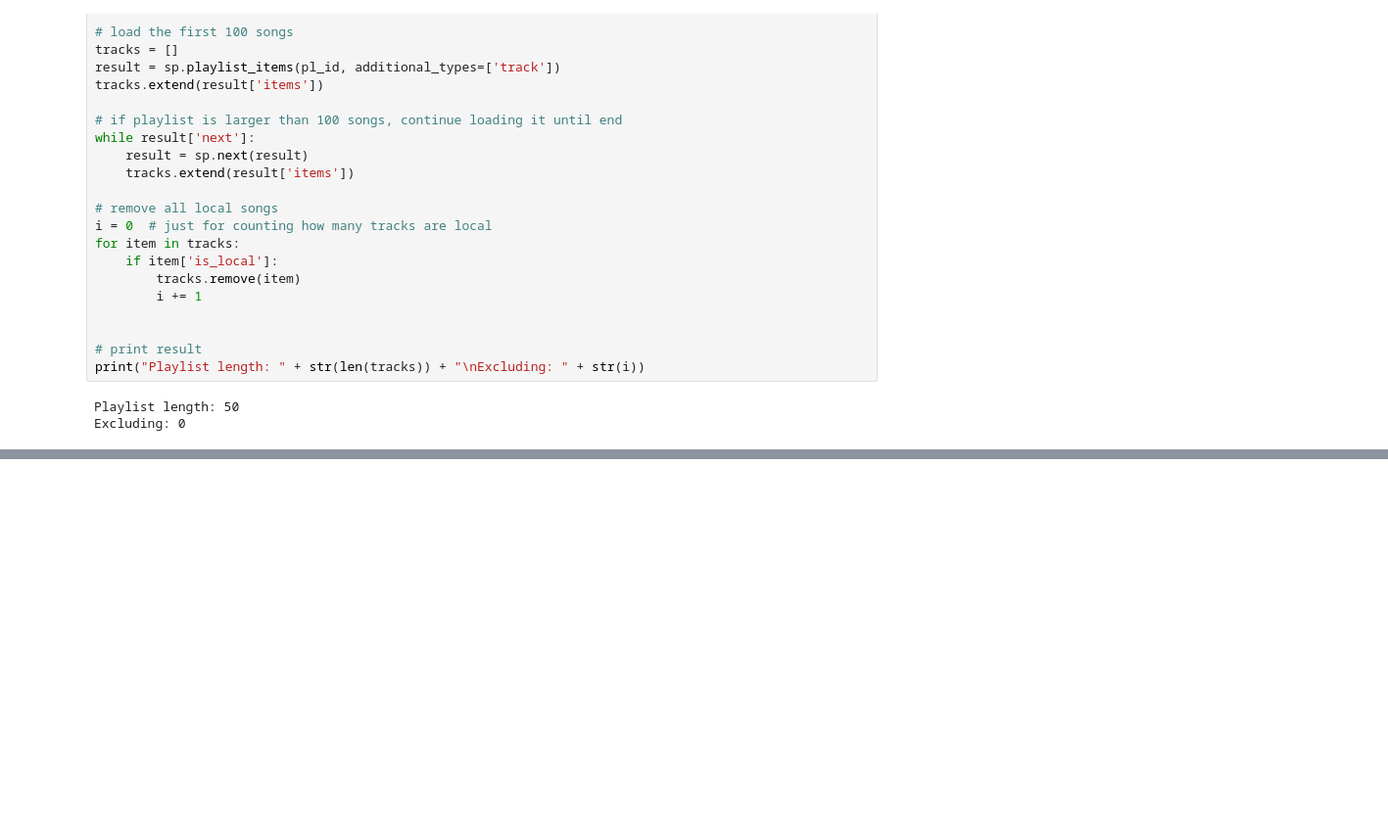
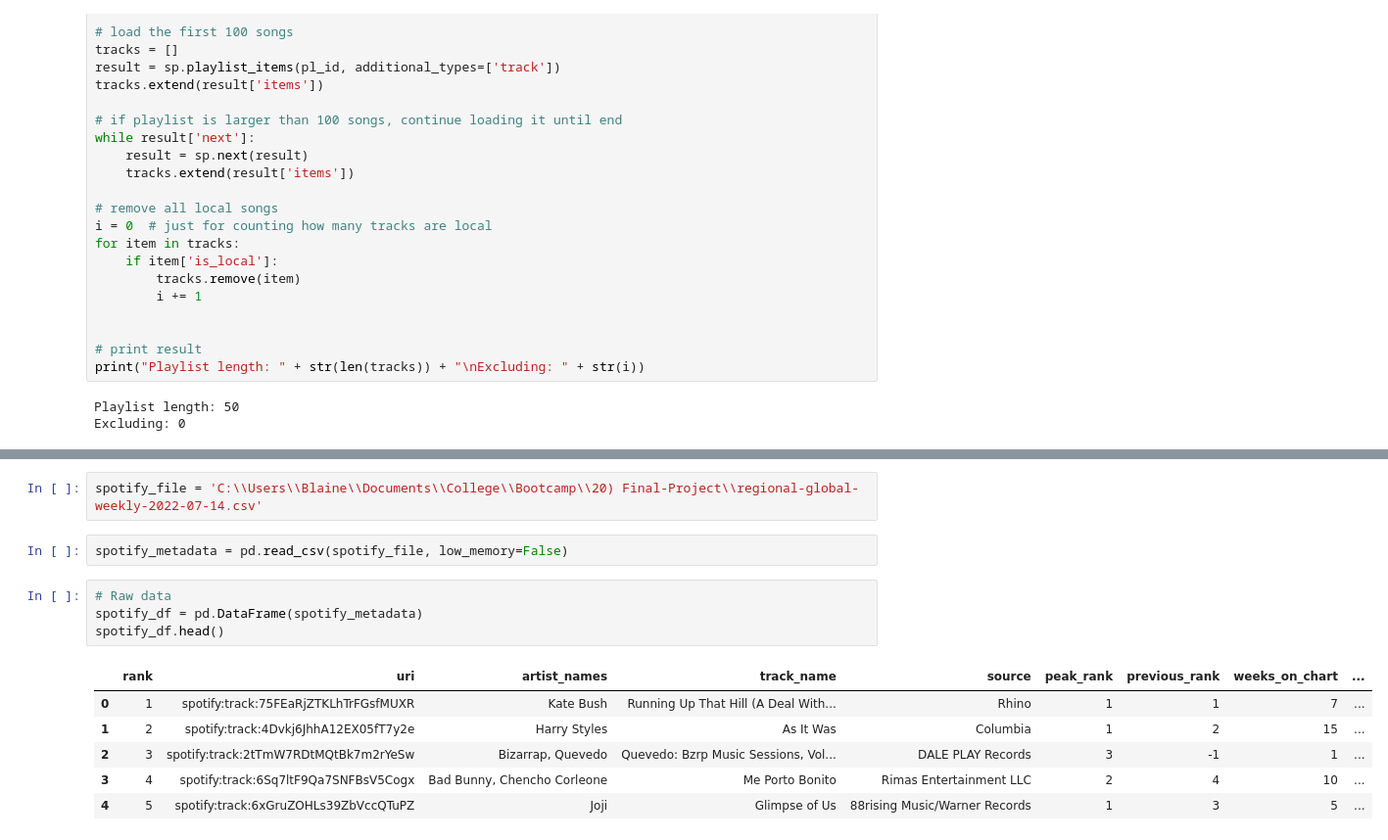
Before and after one commit to Azykan/Final-Project, a Jupyter notebook: source_code.ipynb, the cells around one changed output, grey strips where cells are left out. Shown at 98% size. Drawn from its saved outputs; the diff is of its cells as text; blank space fills up the shorter version.

```diff
--- a/source_code.ipynb
+++ b/source_code.ipynb
@@ -149,0 +165,15 @@ Excluding: 0
+# %%
+spotify_file = 'C:\\Users\\Blaine\\Documents\\College\\Bootcamp\\20) Final-Project\\regional-global-weekly-2022-07-14.csv'
+# %%
+spotify_metadata = pd.read_csv(spotify_file, low_memory=False)
+# %%
+# Raw data
+spotify_df = pd.DataFrame(spotify_metadata)
+spotify_df.head()
+# %% [output]
+|  | rank | uri | artist_names | track_name | source | peak_rank | previous_rank | weeks_on_chart | ... |
+| 0 | 1 | spotify:track:75FEaRjZTKLhTrFGsfMUXR | Kate Bush | Running Up That Hill (A Deal With... | Rhino | 1 | 1 | 7 | ... |
+| 1 | 2 | spotify:track:4Dvkj6JhhA12EX05fT7y2e | Harry Styles | As It Was | Columbia | 1 | 2 | 15 | ... |
+| 2 | 3 | spotify:track:2tTmW7RDtMQtBk7m2rYeSw | Bizarrap, Quevedo | Quevedo: Bzrp Music Sessions, Vol... | DALE PLAY Records | 3 | -1 | 1 | ... |
+| 3 | 4 | spotify:track:6Sq7ltF9Qa7SNFBsV5Cogx | Bad Bunny, Chencho Corleone | Me Porto Bonito | Rimas Entertainment LLC | 2 | 4 | 10 | ... |
+| 4 | 5 | spotify:track:6xGruZOHLs39ZbVccQTuPZ | Joji | Glimpse of Us | 88rising Music/Warner Records | 1 | 3 | 5 | ... |
```
Also changed, not shown: parts of 1 cell of this notebook, 1 other file.
